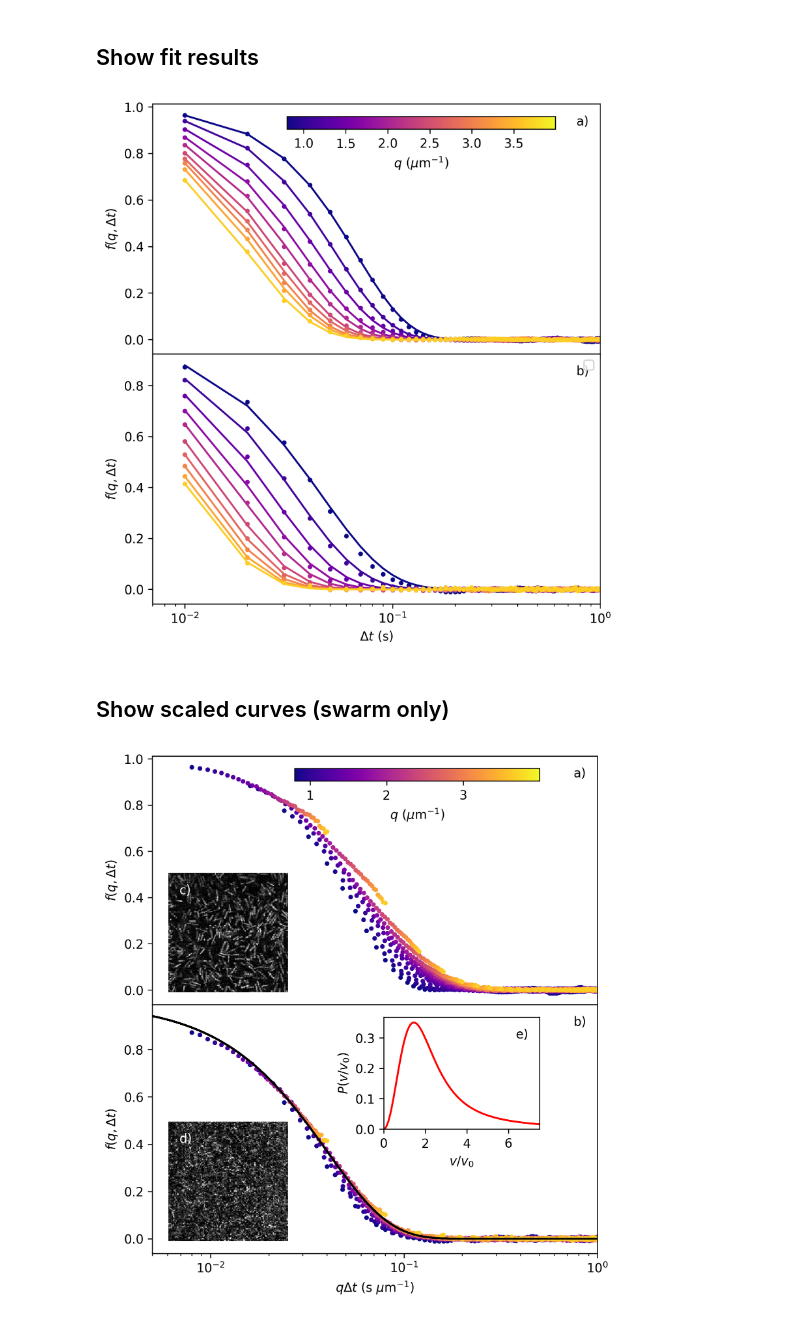
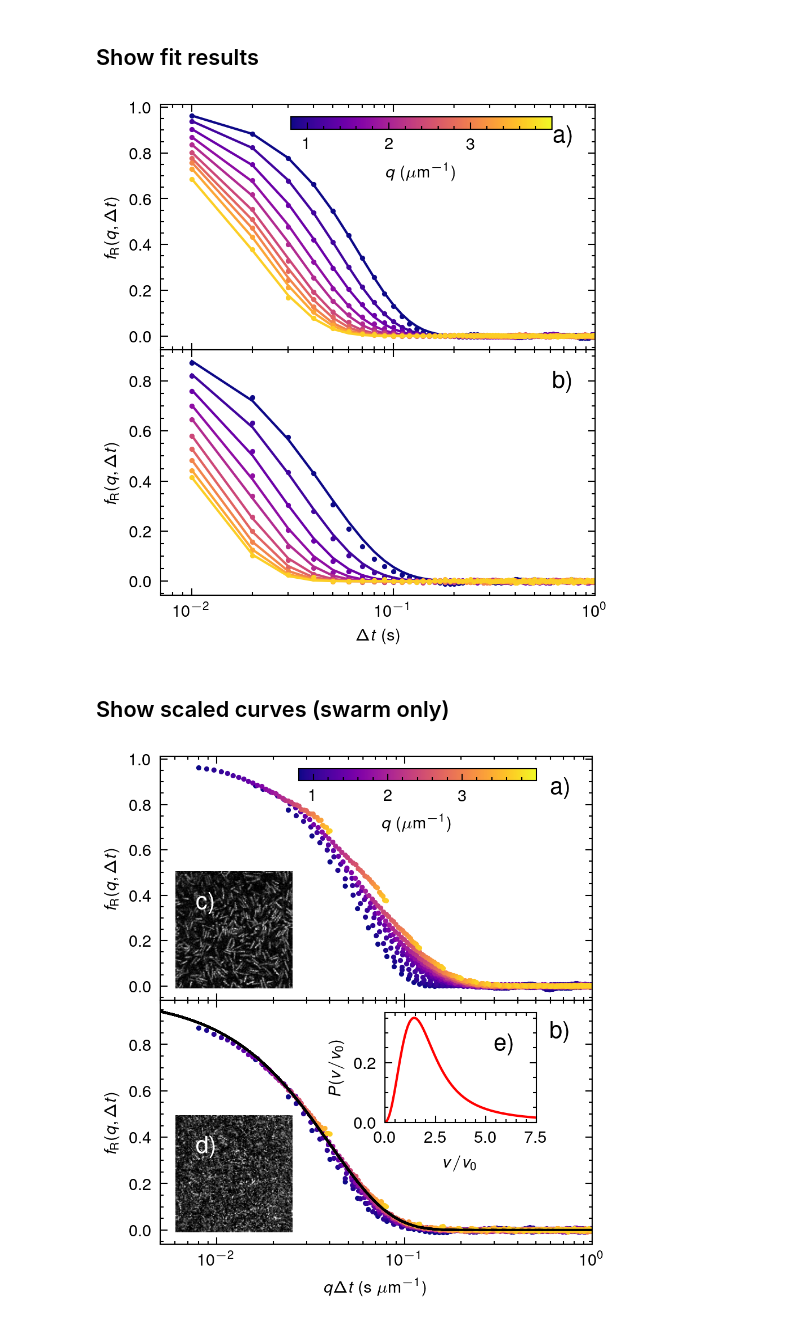
Before and after one commit to somexlab/fastddm-tutorials, a Jupyter notebook: Tutorial_8-Bacterial_motion/tutorial8a.ipynb, the cells around one changed output. Saved outputs shown, nothing was run; the diff lists cells and outputs as text; code cells hidden in the pictures.

```diff
--- a/Tutorial_8-Bacterial_motion/tutorial8a.ipynb
+++ b/Tutorial_8-Bacterial_motion/tutorial8a.ipynb
@@ -49,6 +49,8 @@ import matplotlib.cm as cm
 from matplotlib.lines import Line2D
 from matplotlib.offsetbox import AnchoredText
 import scienceplots
+plt.style.use(['science', 'nature', 'vibrant'])
+mpl.rcParams['lines.markeredgewidth'] = 0.7
 from scipy.integrate import quad
 
 mpl.rcParams['lines.markeredgewidth'] = 0.7
@@ -307,7 +309,7 @@ at = [
     AnchoredText("b)", prop=dict(size=10), frameon=False, loc='upper right'),
 ]
 for ax, _at in zip(axs21, at):
-    ax.set_ylabel(r'$f(q, \Delta t)$')
+    ax.set_ylabel(r'$f_\mathrm{R}(q, \Delta t)$')
     ax.add_artist(_at)
 
 # add colorbar
@@ -321,7 +323,7 @@ cbar = cax.figure.colorbar(
 
 fig21.savefig(f"g1_fit.pdf", dpi=600)
 # %% [output]
-[figure, old version]
+[figure, new version]
 # %% [markdown]
 ## Show scaled curves (swarm only)
 # %%
@@ -375,32 +377,32 @@ for n, a in enumerate(axin2):
     a.imshow(img, cmap='gray')
     a.axis('off')
 
 
 axs5[-1].set_xscale('log')
 axs5[-1].set_xlabel(r'$q \Delta t$ (s $\mu$m$^{-1}$)')
 axs5[-1].set_xlim(0.005, 1)
 at = [
     AnchoredText("a)", prop=dict(size=10), frameon=False, loc='upper right'),
     AnchoredText("b)", prop=dict(size=10), frameon=False, loc='upper right'),
 ]
 for a, _at in zip(axs5, at):
-    a.set_ylabel(r'$f(q, \Delta t)$')
+    a.set_ylabel(r'$f_\mathrm{R}(q, \Delta t)$')
     a.add_artist(_at)
 
 axin2[0].add_artist(AnchoredText("c)", prop=dict(size=10, color='white'), frameon=False, loc='upper left'))
 axin2[1].add_artist(AnchoredText("d)", prop=dict(size=10, color='white'), frameon=False, loc='upper left'))
 axin.add_artist(AnchoredText("e)", prop=dict(size=10), frameon=False, loc='upper right'))
 
 # add colorbar
 cax = axs5[0].inset_axes([0.32, 0.9, 0.55, 0.05])
 norm = mpl.colors.Normalize(vmin=aa_res[0].k[min(k_idx[0])],
                             vmax=aa_res[0].k[max(k_idx[0])])
 cbar = cax.figure.colorbar(
             mpl.cm.ScalarMappable(norm=norm, cmap='plasma'),
             cax=cax, pad=.05, orientation="horizontal",
             label=r'$q$ ($\mu$m$^{-1}$)')
 
 
 fig5.savefig(f"g1_swarm_scaled.pdf", dpi=600)
 # %% [output]
-[figure, old version]
+[figure, new version]
```
Also changed, not shown: parts of 2 cells of this notebook, 8 other files.
